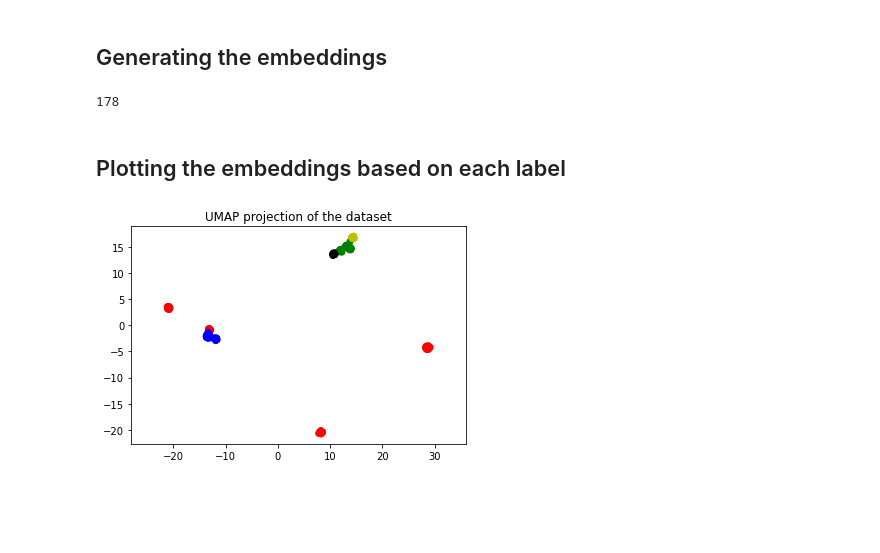
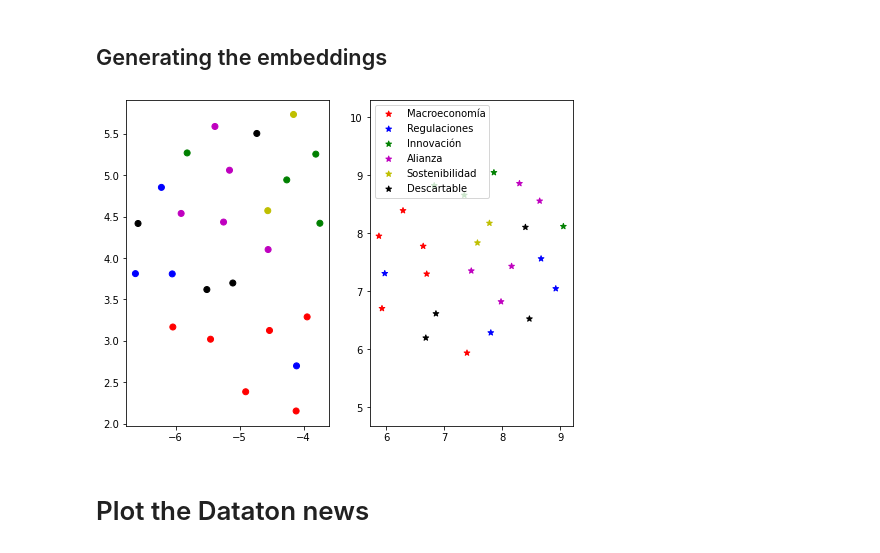
Before and after one commit to ktgiahieu/dataton2022-Latino_Asian_Brotherhood, a Jupyter notebook: notebooks/few_shot_learning/fewshotlearningdataton.ipynb, the cells around one changed output. Cells and saved outputs as stored; diff of their text form; code cells hidden in the pictures; blank space fills up the shorter version.

```diff
--- a/notebooks/few_shot_learning/fewshotlearningdataton.ipynb
+++ b/notebooks/few_shot_learning/fewshotlearningdataton.ipynb
@@ -36,6 +51,8 @@ SIMILARITY_TRAINED = True
 
 from transformers import AutoModel, AutoTokenizer
 from sentence_transformers import SentenceTransformer
-model_name = 'hiiamsid/sentence_similarity_spanish_es'
+# model_name = 'hiiamsid/sentence_similarity_spanish_es'
+model_name = 'sentence-transformers/distiluse-base-multilingual-cased-v2'
+
 
 tokenizer = AutoTokenizer.from_pretrained(model_name)
@@ -51,18 +61,5 @@ else:
 # %%
 import pickle5 as pickle
 
-with open('../input/fewshotdataton/few_shot_pairs.pickle', 'rb') as f:
+with open('few_shot_pairs_positive.pickle', 'rb') as f:
     pickle_obj = pickle.load(f)
-# %%
-train_examples = []
-
-for pair in pickle_obj['pairs']:
-    train_examples.append(InputExample(texts=[pair['anchor'], pair['positive'], pair['negative']]))
-
-
-sizes = {}
-category_sentences = []
-
-for label in labels:
-    sizes[label] = len([pair for pair in pickle_obj['pairs'] if pair['label'] == label])
-    category_sentences.append([pair['anchor'] for pair in pickle_obj['pairs'] if pair['label'] == label])
@@ -85,15 +146,24 @@ sizes[labels[0]]
 import torch
 import numpy as np
 import itertools
-texts = list(itertools.chain(*category_sentences))
+texts = category_sentences
+first3_texts = first3_category_sentences
+
 # len_test_sentences = len(list(itertools.chain(*test_sentences)))
 
 if SIMILARITY_TRAINED:
-  embeddings = model.encode(texts)
+    embeddings = model.encode(texts)
+    first3_embeddings = model.encode(first3_texts)
 else:
-  tokens = tokenizer(texts)
-  max_len = max([len(i) for i in tokens['input_ids']])
-  tokens_input_ids_padded = [list(token_input_id) + [tokenizer.pad_token_id]*(max_len-len(token_input_id)) for token_input_id in tokens['input_ids']]
-  attention_masks_padded = [list(attention_mask) + [0]*(max_len-len(attention_mask)) for attention_mask in tokens['attention_mask']]
-  embeddings = model(torch.tensor(tokens_input_ids_padded, dtype=torch.long, device=torch.device('cpu')), \
+    tokens = tokenizer(texts)
+    max_len = max([len(i) for i in tokens['input_ids']])
+    tokens_input_ids_padded = [list(token_input_id) + [tokenizer.pad_token_id]*(max_len-len(token_input_id)) for token_input_id in tokens['input_ids']]
+    attention_masks_padded = [list(attention_mask) + [0]*(max_len-len(attention_mask)) for attention_mask in tokens['attention_mask']]
+    embeddings = model(torch.tensor(tokens_input_ids_padded, dtype=torch.long, device=torch.device('cpu')), \
                      attention_mask=torch.tensor(attention_masks_padded, dtype=torch.long, device=torch.device('cpu'))).last_hidden_state[:,0,:].detach().numpy()
+    tokens = tokenizer(first3_texts)
+    max_len = max([len(i) for i in tokens['input_ids']])
+    tokens_input_ids_padded = [list(token_input_id) + [tokenizer.pad_token_id]*(max_len-len(token_input_id)) for token_input_id in tokens['input_ids']]
+    attention_masks_padded = [list(attention_mask) + [0]*(max_len-len(attention_mask)) for attention_mask in tokens['attention_mask']]
+    first3_embeddings = model(torch.tensor(tokens_input_ids_padded, dtype=torch.long, device=torch.device('cpu')), \
+                     attention_mask=torch.tensor(attention_masks_padded, dtype=torch.long, device=torch.device('cpu'))).last_hidden_state[:,0,:].detach().numpy()
@@ -106,21 +169,0 @@ import seaborn as sns
-# %%
-len(embed_2d[:, 0])
-# %% [output]
-178
-# %% [markdown]
-## Plotting the embeddings based on each label
-# %%
-plt.scatter(
-    embed_2d[:, 0],
-    embed_2d[:, 1],
-    c = ['r']*sizes[labels[0]]+ ['b']*sizes[labels[1]]+['g']*sizes[labels[2]]+['m']*sizes[labels[3]]+['y']*sizes[labels[4]]+['k']*sizes[labels[5]],
-    marker='o')
-# plt.scatter(
-#     embed_2d[-len_test_sentences:, 0],
-#     embed_2d[-len_test_sentences:, 1],
-#     c = ['r']*len(test_sports_sentences)+['b']*len(test_economics_sentences)+['g']*len(test_environment_sentences),
-#     marker='*')
-plt.gca().set_aspect('equal', 'datalim')
-plt.title('UMAP projection of the dataset');
-# %% [output]
-[figure, removed]
@@ -126,0 +214,6 @@ plt.title('UMAP projection of the dataset');
+# %%
+plot_embeddings(embeddings, first3_embeddings)
+# %% [output]
+[figure, added]
+# %% [markdown]
+# Plot the Dataton news
```
Also changed, not shown: parts of 27 cells of this notebook.
